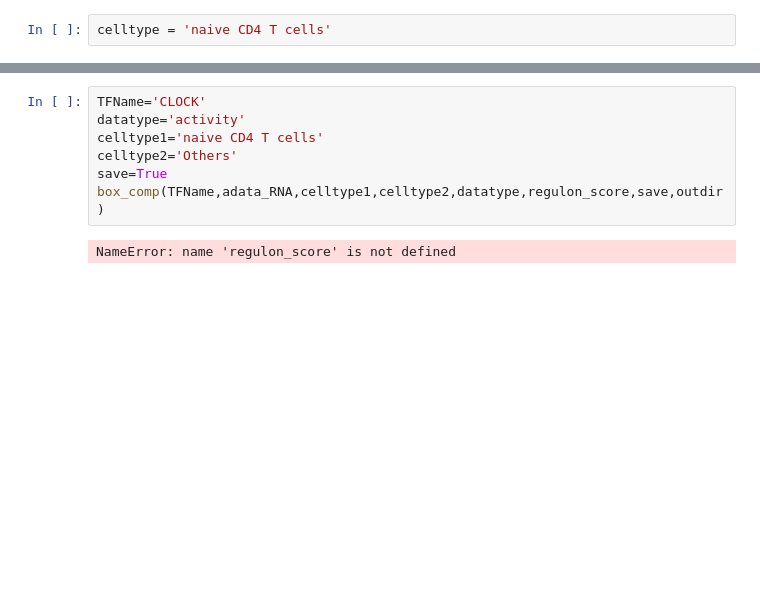
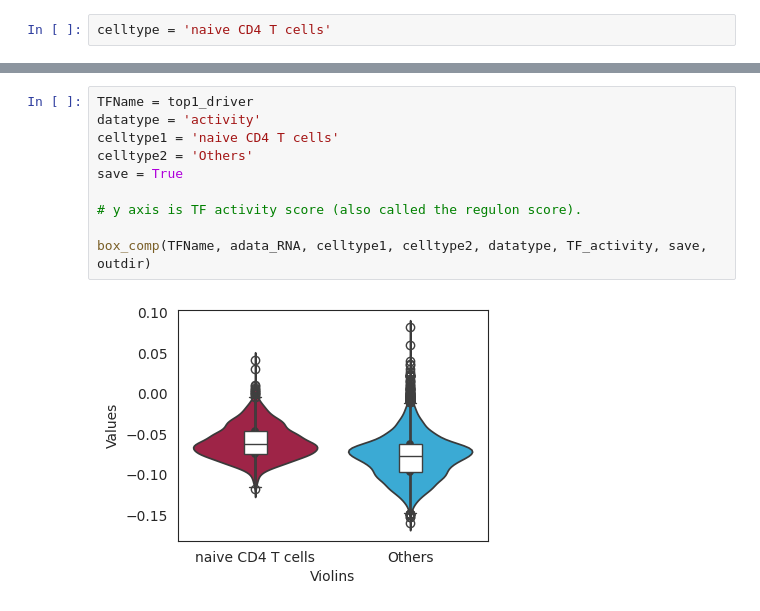
Before and after one commit to emvg/LINGER, a Jupyter notebook: notebooks/PBMCs_tutorial.ipynb, the cells around one changed output, grey strips where cells are left out. Cells and saved outputs as stored; diff of their text form; blank space fills up the shorter version.

```diff
--- a/notebooks/PBMCs_tutorial.ipynb
+++ b/notebooks/PBMCs_tutorial.ipynb
@@ -695,11 +696,14 @@ AttributeError: 'str' object has no attribute 'loc'
 # %%
-TFName='CLOCK'
-datatype='activity'
-celltype1='naive CD4 T cells'
-celltype2='Others'
-save=True
-box_comp(TFName,adata_RNA,celltype1,celltype2,datatype,regulon_score,save,outdir)
+TFName = top1_driver
+datatype = 'activity'
+celltype1 = 'naive CD4 T cells'
+celltype2 = 'Others'
+save = True
+
+# y axis is TF activity score (also called the regulon score).
+
+box_comp(TFName, adata_RNA, celltype1, celltype2, datatype, TF_activity, save, outdir)
 # %% [output]
-NameError: name 'regulon_score' is not defined
+[figure, added]
 # %%
 datatype='expression'
```
Also changed, not shown: parts of 13 cells of this notebook.
